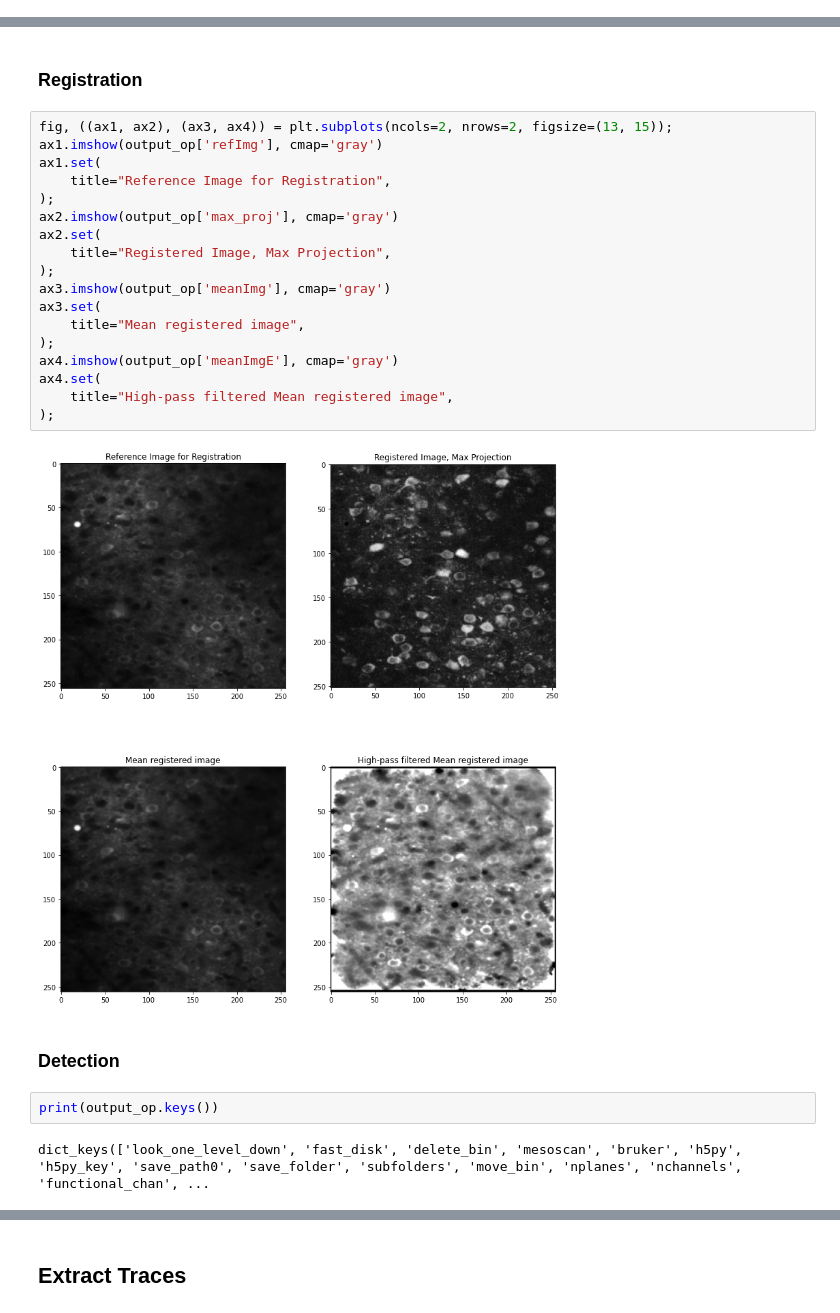
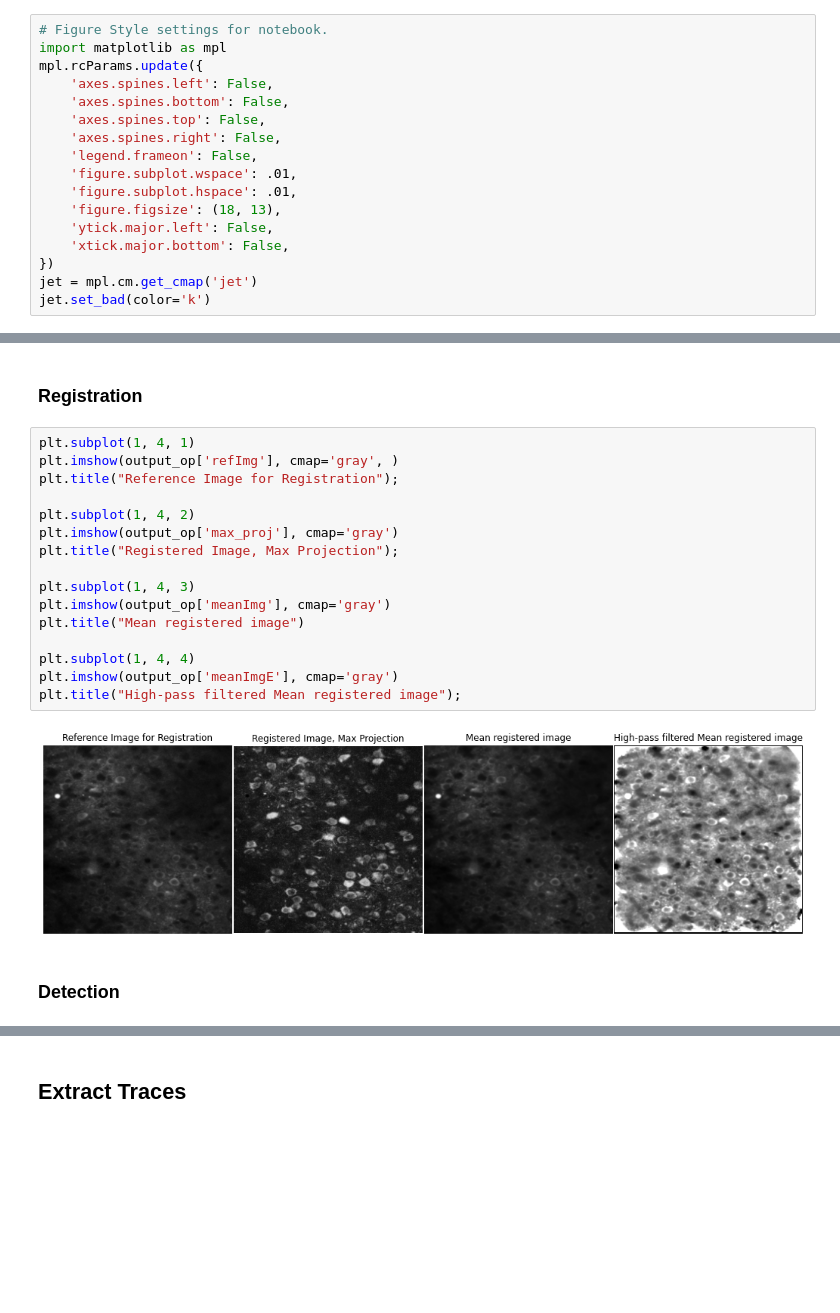
Before and after one commit to MouseLand/suite2p, a Jupyter notebook: jupyter/Run Suite2p.ipynb, the cells around one changed output, grey strips where cells are left out. Cells and saved outputs as stored; diff of their text form; blank space fills up the shorter version.

Commit message:
Updated notebook with mpl-only plots and spike timings, added ROI conversion methods

```diff
--- a/jupyter/Run Suite2p.ipynb
+++ b/jupyter/Run Suite2p.ipynb
@@ -12,3 +9,20 @@ jet.set_bad(color='k')
+# %%
+# Figure Style settings for notebook.
+import matplotlib as mpl
+mpl.rcParams.update({
+    'axes.spines.left': False,
+    'axes.spines.bottom': False,
+    'axes.spines.top': False,
+    'axes.spines.right': False,
+    'legend.frameon': False,
+    'figure.subplot.wspace': .01,
+    'figure.subplot.hspace': .01,
+    'figure.figsize': (18, 13),
+    'ytick.major.left': False,
+    'xtick.major.bottom': False,
+})
+jet = mpl.cm.get_cmap('jet')
+jet.set_bad(color='k')
 # %% [markdown]
 # Running suite2p on example data
 # %% [markdown]
@@ -68,28 +106,22 @@ dict_keys(['look_one_level_down', 'fast_disk', 'delete_bin', 'mesoscan', 'bruker
 # %% [markdown]
 ### Registration
 # %%
-fig, ((ax1, ax2), (ax3, ax4)) = plt.subplots(ncols=2, nrows=2, figsize=(13, 15));
-ax1.imshow(output_op['refImg'], cmap='gray')
-ax1.set(
-    title="Reference Image for Registration",
-);
-ax2.imshow(output_op['max_proj'], cmap='gray')
-ax2.set(
-    title="Registered Image, Max Projection",
-);
-ax3.imshow(output_op['meanImg'], cmap='gray')
-ax3.set(
-    title="Mean registered image",
-);
-ax4.imshow(output_op['meanImgE'], cmap='gray')
-ax4.set(
-    title="High-pass filtered Mean registered image",
-);
+plt.subplot(1, 4, 1)
+plt.imshow(output_op['refImg'], cmap='gray', )
+plt.title("Reference Image for Registration");
+
+plt.subplot(1, 4, 2)
+plt.imshow(output_op['max_proj'], cmap='gray')
+plt.title("Registered Image, Max Projection");
+
+plt.subplot(1, 4, 3)
+plt.imshow(output_op['meanImg'], cmap='gray')
+plt.title("Mean registered image")
+
+plt.subplot(1, 4, 4)
+plt.imshow(output_op['meanImgE'], cmap='gray')
+plt.title("High-pass filtered Mean registered image");
 # %% [output]
-[figure, old version]
+[figure, new version]
 # %% [markdown]
 ### Detection
-# %%
-print(output_op.keys())
-# %% [output]
-dict_keys(['look_one_level_down', 'fast_disk', 'delete_bin', 'mesoscan', 'bruker', 'h5py', 'h5py_key', 'save_path0', 'save_folder', 'subfolders', 'move_bin', 'nplanes', 'nchannels', 'functional_chan', ...
```
Also changed, not shown: parts of 31 cells of this notebook, 3 other files.
